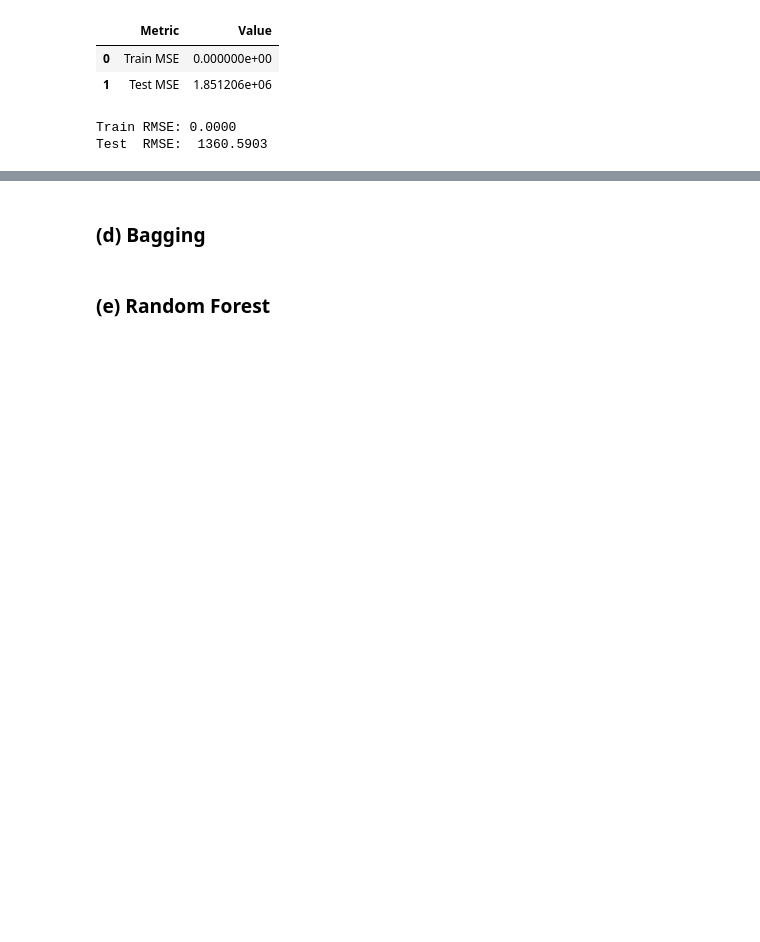
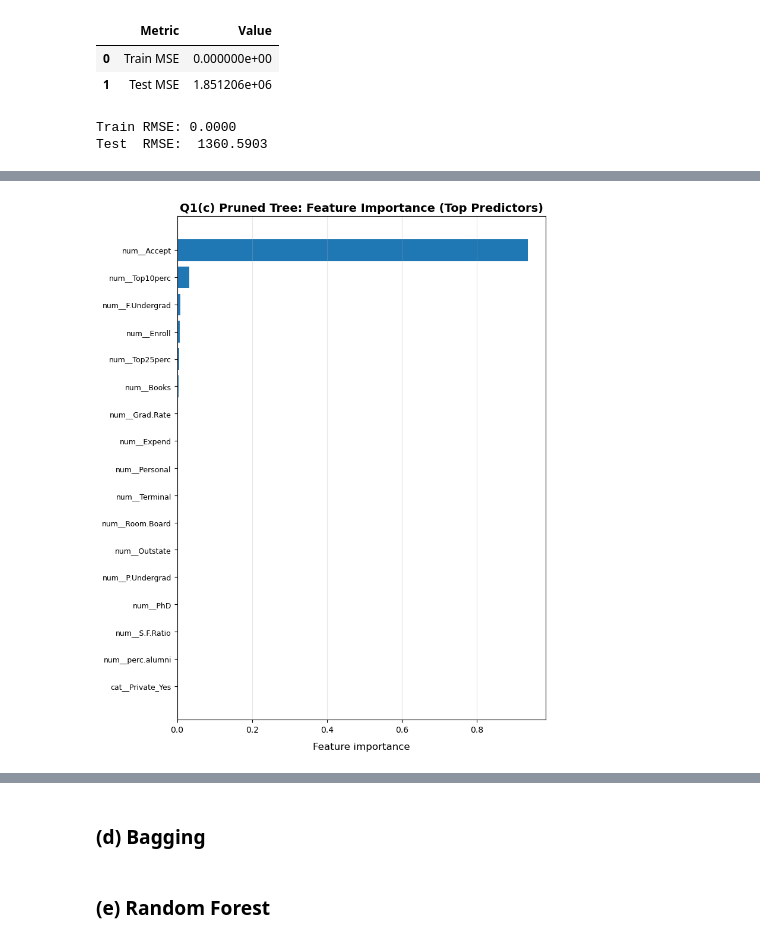
Before and after one commit to etoobian/STAT587_DS1_HW2, a Jupyter notebook: notebooks/STAT587_HW2.ipynb, the cells around one changed output, grey strips where cells are left out. Saved outputs shown, nothing was run; the diff lists cells and outputs as text; code cells hidden in the pictures; blank space fills up the shorter version.

```diff
--- a/notebooks/STAT587_HW2.ipynb
+++ b/notebooks/STAT587_HW2.ipynb
@@ -830 +903,12 @@ q1c_importance_tex = wrap_table(
+# %%
+# Save importance plot
+_ = save_importance_plot(
+    q1c_feature_names,
+    q1c_importances,
+    filename_png="q1c_pruned_tree_importance.png",
+    title="Q1(c) Pruned Tree: Feature Importance (Top Predictors)",
+    top_k=None,
+)
+# %% [output]
+[figure, added]
 # %%
```
Also changed, not shown: parts of 21 cells of this notebook, 7 other files.
